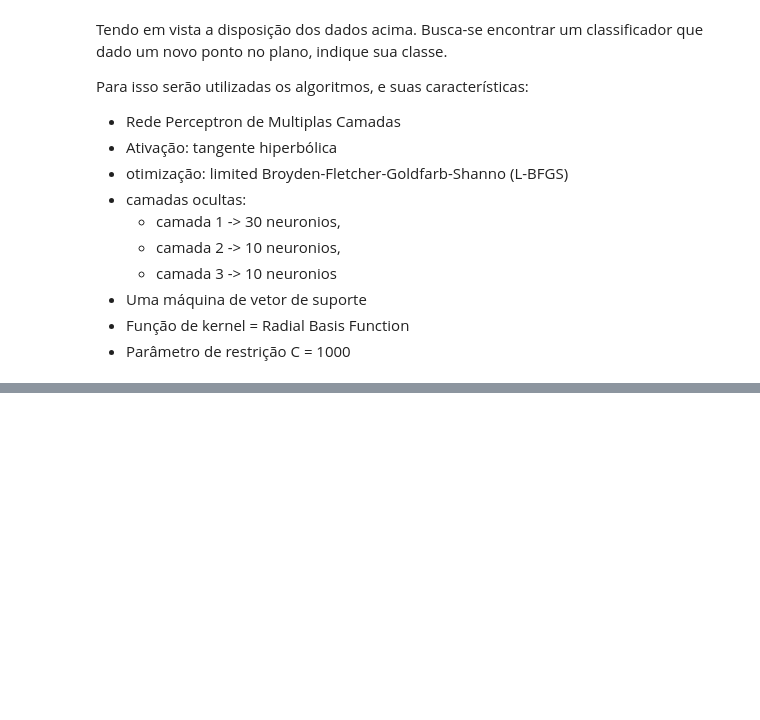
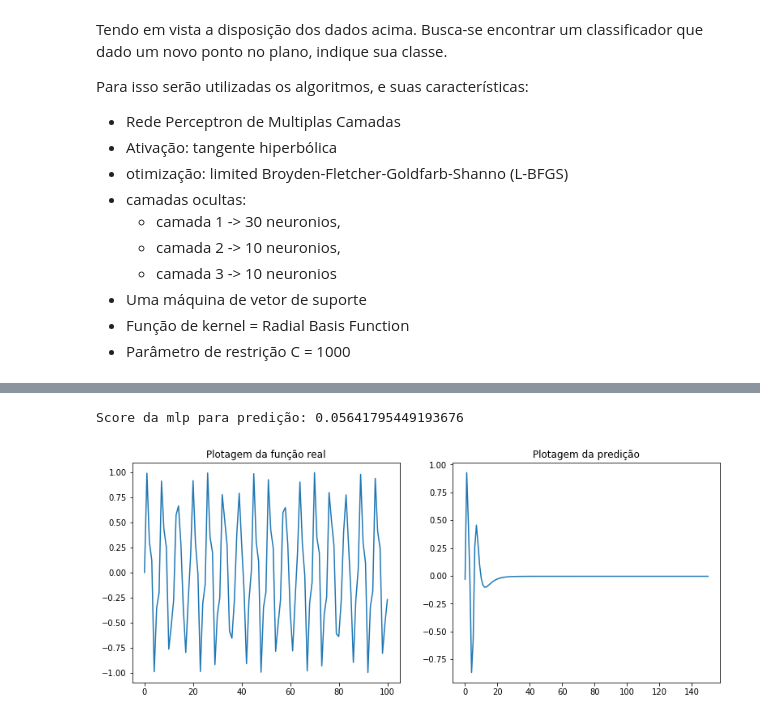
Before and after one commit to edujtm/machine-learning-course, a Jupyter notebook: Supervised Machine Learning.ipynb, the cells around one changed output, grey strips where cells are left out. Cells and saved outputs as stored; diff of their text form; code cells hidden in the pictures; blank space fills up the shorter version.

```diff
--- a/Supervised Machine Learning.ipynb
+++ b/Supervised Machine Learning.ipynb
@@ -468,0 +609,29 @@ Como pode ser obserado, as predições aproximam bastante as classes iniciais. P
+# %%
+xn = np.array(range(101))
+x_predict = np.array(range(151))
+
+def serie(n):
+    return np.sin(n + np.sin(n) ** 2)
+
+xm = xn.reshape(-1, 1)
+xm_predict = x_predict.reshape(-1, 1)
+
+ym = np.apply_along_axis(serie, 1, xm)
+yall = np.apply_along_axis(serie, 1, xm_predict)
+
+fig, ax = plt.subplots(1, 2, figsize=(13, 5))
+
+clf_series = MLPRegressor(hidden_layer_sizes=(10, 10, 10), activation="tanh", solver="lbfgs")
+clf_series.fit(xm, ym)
+
+prediction = clf_series.predict(xm_predict)
+
+print("Score da mlp para predição: {}".format(clf_series.score(xm_predict, yall)))
+
+ax[0].plot(xm.ravel(), ym.ravel())
+ax[0].set_title("Plotagem da função real")
+ax[1].plot(xm_predict.ravel(), prediction.ravel())
+_ = ax[1].set_title("Plotagem da predição")
+# %% [output]
+Score da mlp para predição: 0.05641795449193676
+[figure, added]
```
Also changed, not shown: parts of 14 cells of this notebook.
